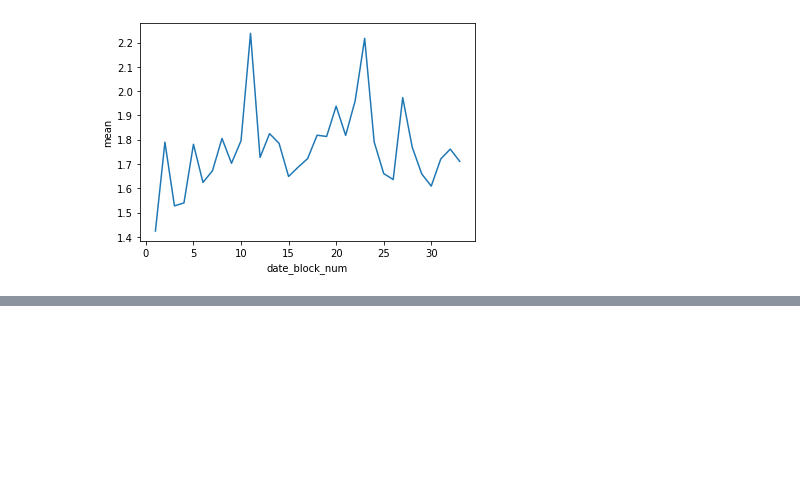
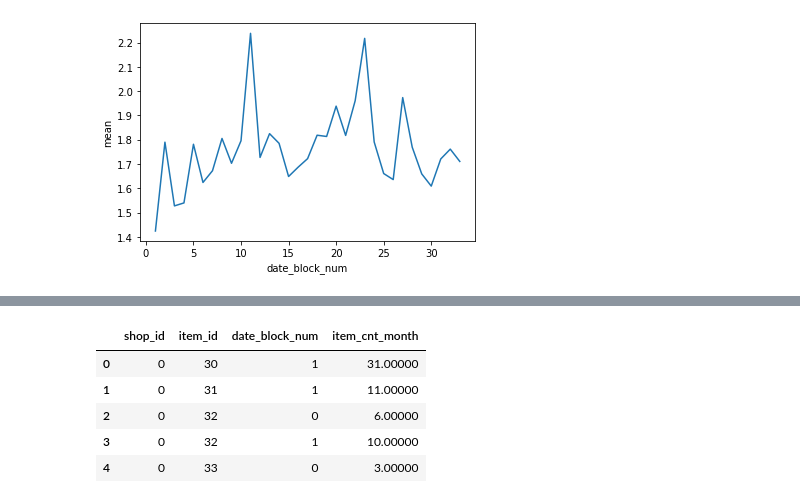
Before and after one commit to Justdek-code/data-science, a Jupyter notebook: predict_future_sales/model_attempt_2.ipynb, the cells around one changed output, grey strips where cells are left out. Cells and saved outputs as stored; diff of their text form; code cells hidden in the pictures; blank space fills up the shorter version.

```diff
--- a/predict_future_sales/model_attempt_2.ipynb
+++ b/predict_future_sales/model_attempt_2.ipynb
@@ -146,0 +215,9 @@ dtype: float64
+# %%
+data.head()
+# %% [output]
+|  | shop_id | item_id | date_block_num | item_cnt_month |
+| 0 | 0 | 30 | 1 | 31.00000 |
+| 1 | 0 | 31 | 1 | 11.00000 |
+| 2 | 0 | 32 | 0 | 6.00000 |
+| 3 | 0 | 32 | 1 | 10.00000 |
+| 4 | 0 | 33 | 0 | 3.00000 |
```
Also changed, not shown: parts of 9 cells of this notebook.
